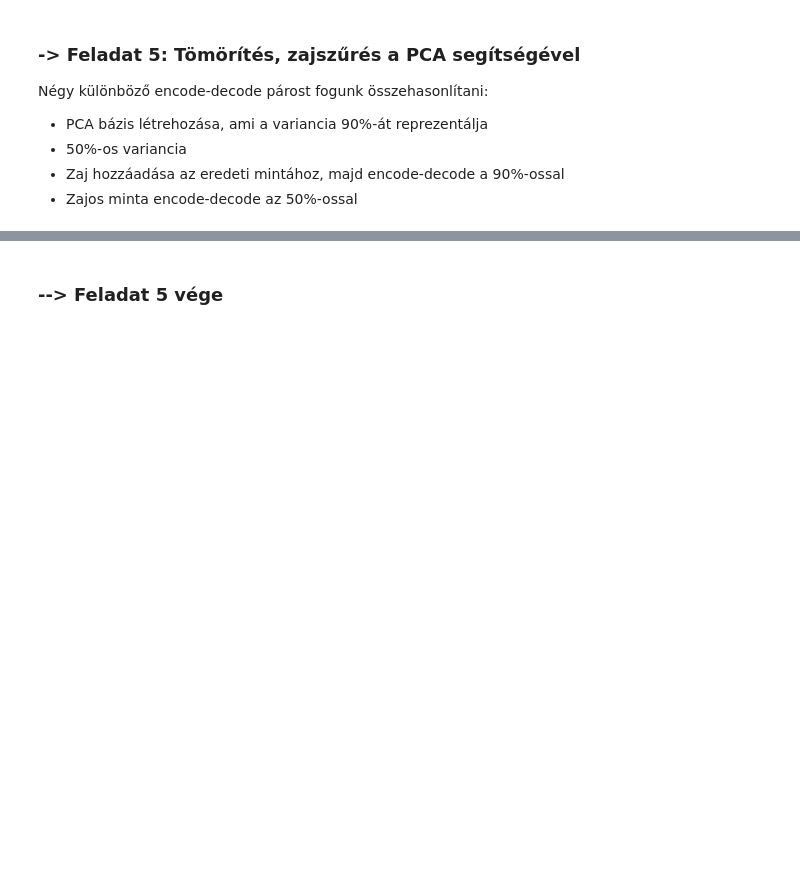
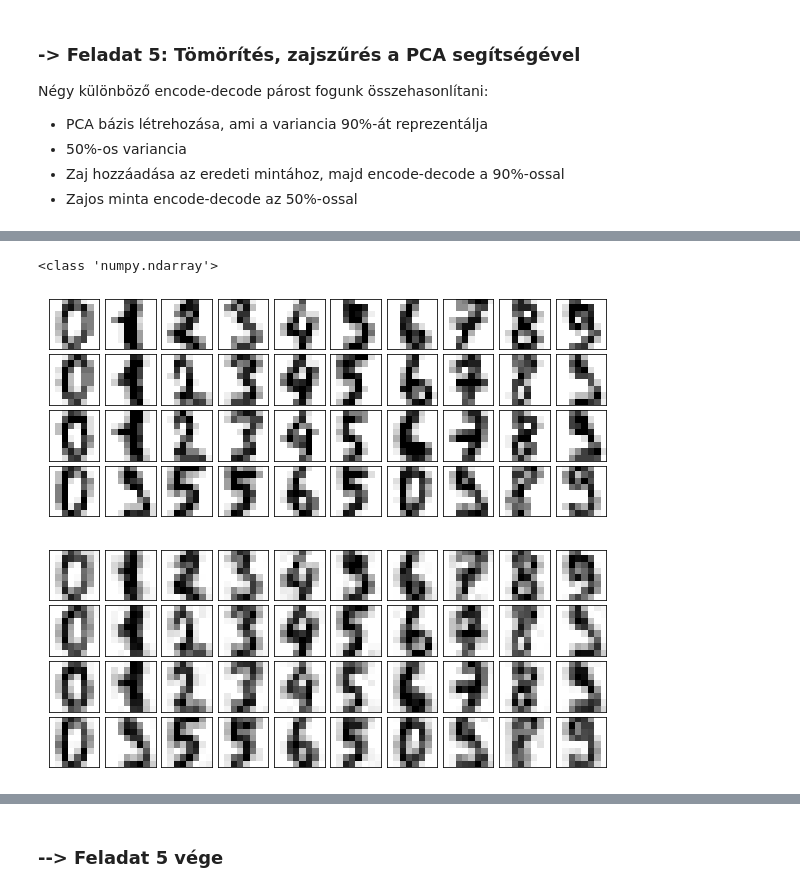
Before and after one commit to sipocz/Colab, a Jupyter notebook: Lineáris_transzformációk_handout.ipynb, the cells around one changed output, grey strips where cells are left out. Saved outputs shown, nothing was run; the diff lists cells and outputs as text; code cells hidden in the pictures; blank space fills up the shorter version.

```diff
--- a/Lineáris_transzformációk_handout.ipynb
+++ b/Lineáris_transzformációk_handout.ipynb
@@ -759,9 +767,18 @@ plot_digits(df_noisy)
 # %%
 # Encode, majd decode
 # Lássuk, hogy mennyire változott-e a minta, olvashatók-e még a számjegyek?
 # Transzformáljuk a eredeti mintát a 90%-os PCA-val! (transform)
-...
+tr_pca_p90=PCA(0.9)
+tr_pca_p90.fit(df_feature)
+df2=tr_pca_p90.transform(df_feature)
+
+print(type(df2))
 # Rekonstruáljuk az encode-olt mintát! (inverse_transform)
-...
+df_decoded=tr_pca_p90.inverse_transform(df2)
 # Írassuk ki a rekonstruált számjegyeket!
-...
+plot_digits(df)
+plot_digits(df_decoded)
+# %% [output]
+<class 'numpy.ndarray'>
+[figure, added]
+[figure, added]
```
Also changed, not shown: parts of 16 cells of this notebook.
